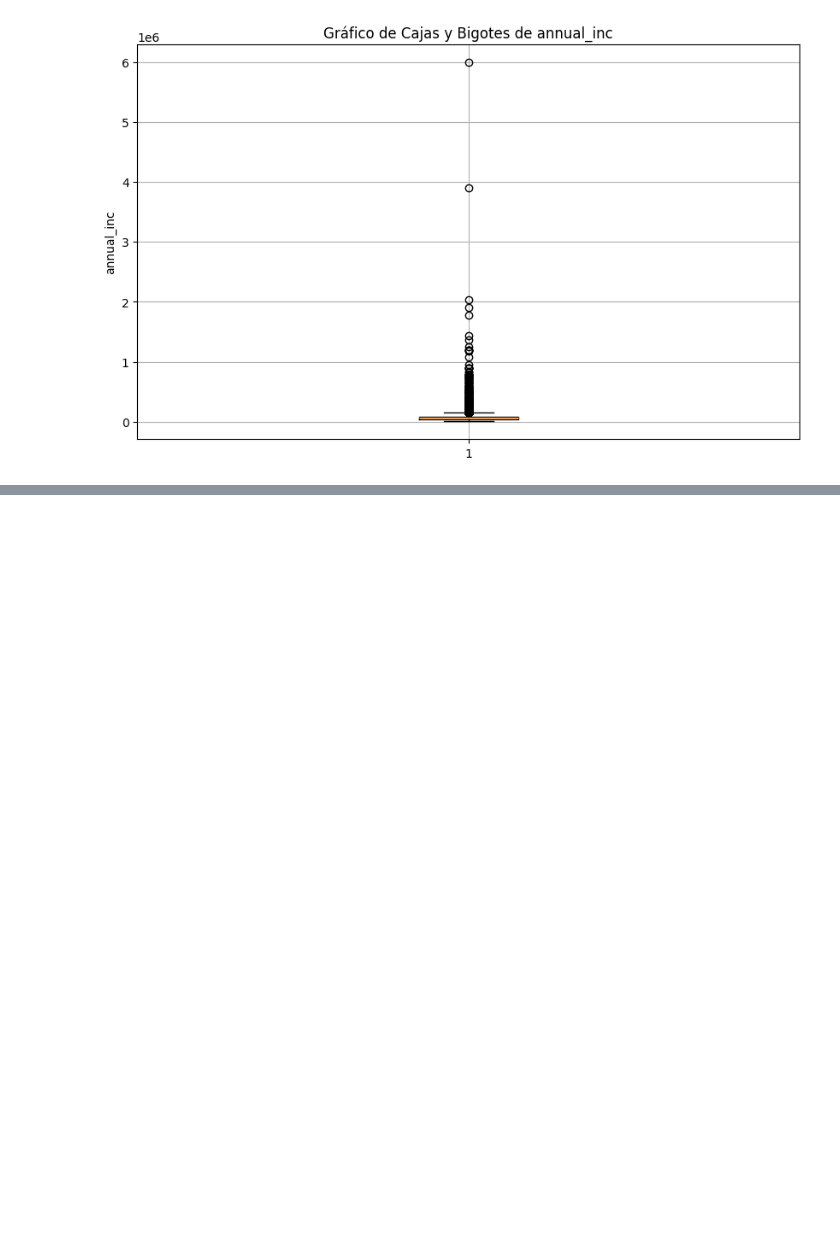
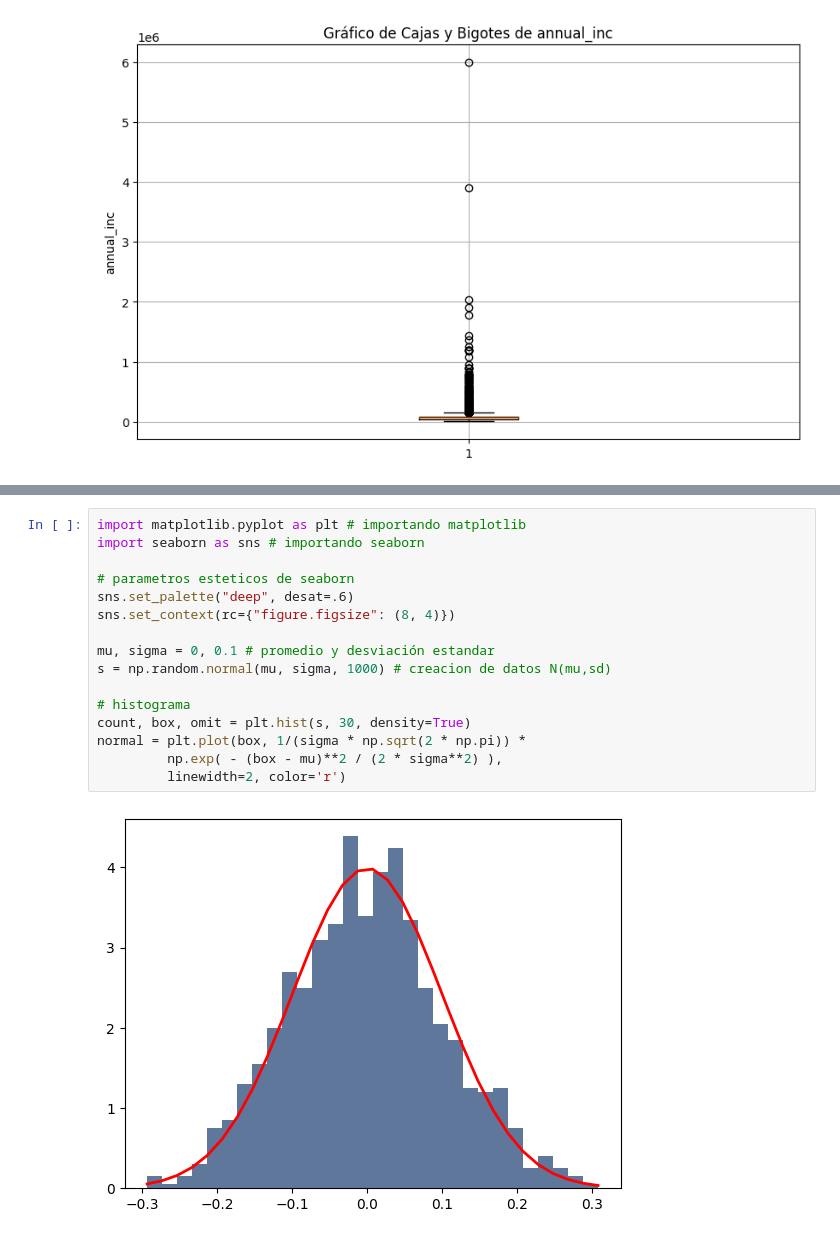
Before and after one commit to cdeoroaguado/jbook_ml202430, a Jupyter notebook: _sources/modulo_3.ipynb, the cells around one changed output, grey strips where cells are left out. Drawn from its saved outputs; the diff is of its cells as text; blank space fills up the shorter version.

```diff
--- a/_sources/modulo_3.ipynb
+++ b/_sources/modulo_3.ipynb
@@ -366,0 +536,18 @@ df.profile_report()
+# %%
+import matplotlib.pyplot as plt # importando matplotlib
+import seaborn as sns # importando seaborn
+
+# parametros esteticos de seaborn
+sns.set_palette("deep", desat=.6)
+sns.set_context(rc={"figure.figsize": (8, 4)})
+
+mu, sigma = 0, 0.1 # promedio y desviación estandar
+s = np.random.normal(mu, sigma, 1000) # creacion de datos N(mu,sd)
+
+# histograma
+count, box, omit = plt.hist(s, 30, density=True)
+normal = plt.plot(box, 1/(sigma * np.sqrt(2 * np.pi)) *
+         np.exp( - (box - mu)**2 / (2 * sigma**2) ),
+         linewidth=2, color='r')
+# %% [output]
+[figure, added]
```
Also changed, not shown: parts of 96 cells of this notebook, 16 other files.
